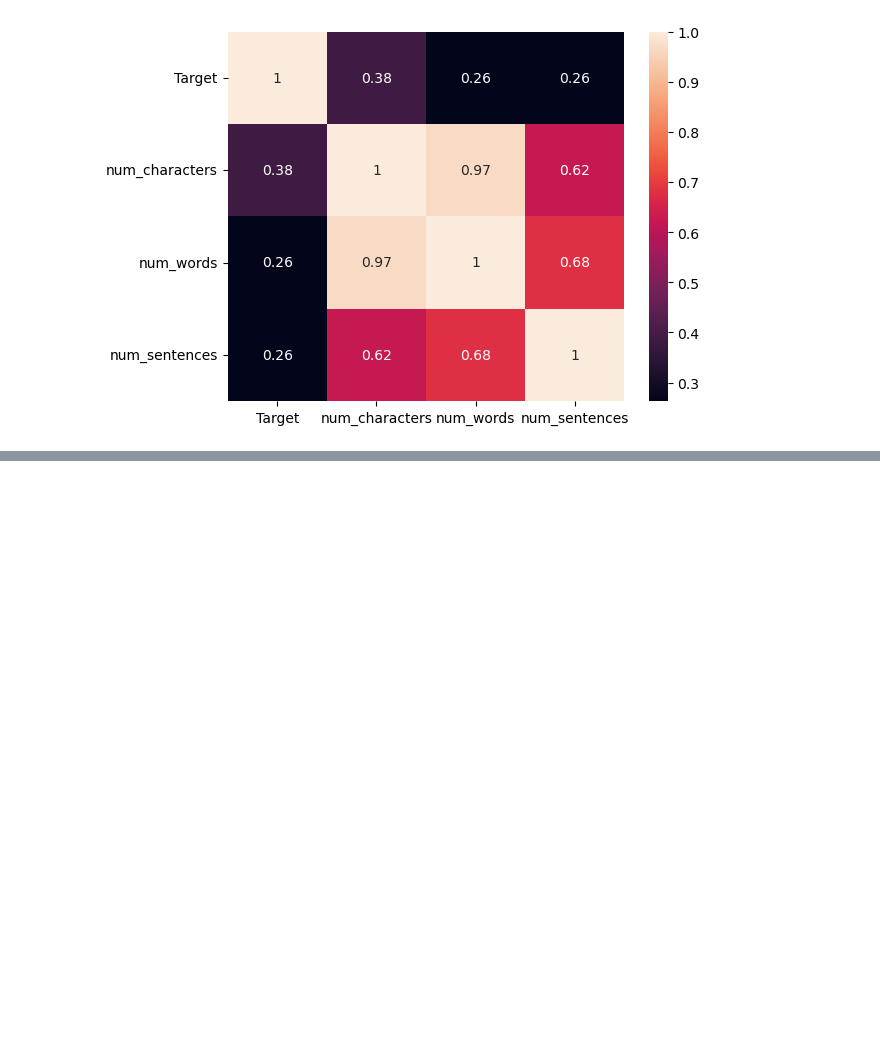
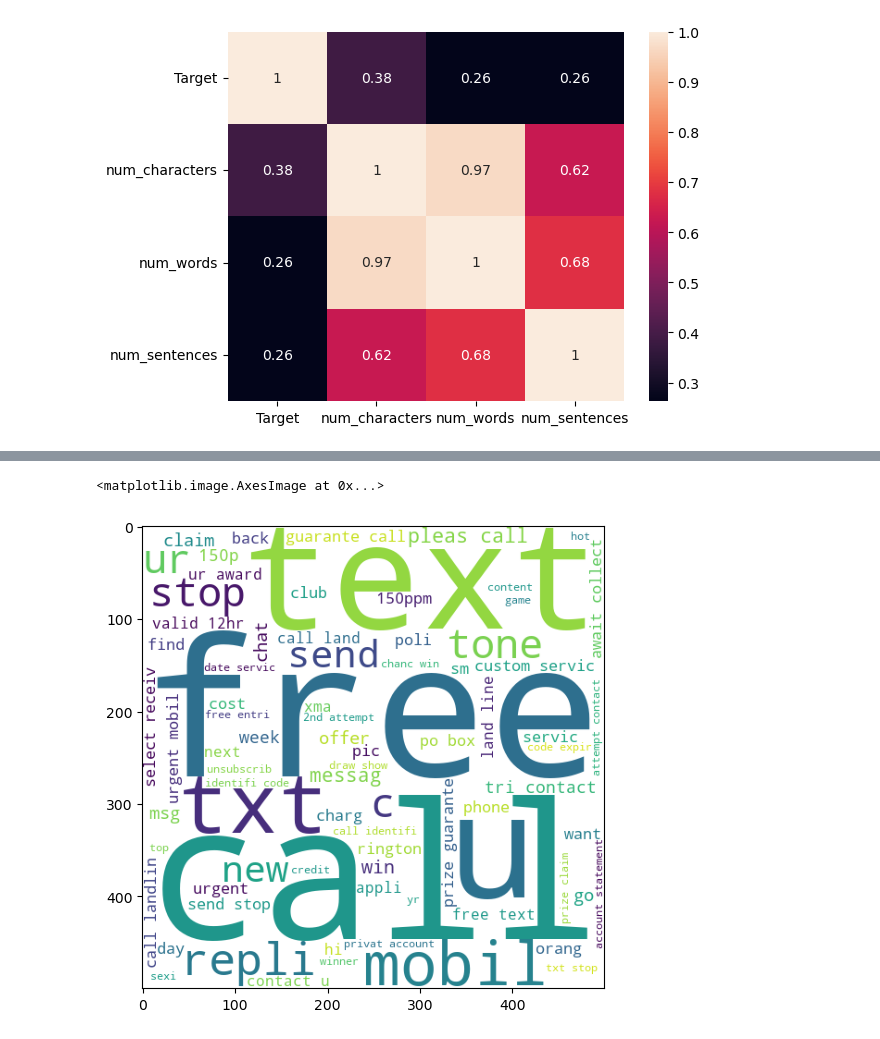
Before and after one commit to Chitranshsri/SMS-Spam-Detection, a Jupyter notebook: SMS-Spam-Detection.ipynb, the cells around one changed output, grey strips where cells are left out. Drawn from its saved outputs; the diff is of its cells as text; code cells hidden in the pictures; blank space fills up the shorter version.

Commit message:
Done Text Data Pre-processing

```diff
--- a/SMS-Spam-Detection.ipynb
+++ b/SMS-Spam-Detection.ipynb
@@ -260,0 +271,30 @@ sns.heatmap(df.corr(numeric_only=True),annot=True)
+# %%
+# Lower Casing the words
+def transform_text(Text):
+    Text = Text.lower()
+    # tokenization
+    Text = nltk.word_tokenize(Text)
+    # Remove Special Characters (englih ya Alphanumeric)
+    y = []
+    for i in Text:
+        if i.isalnum():
+            y.append(i)
+
+    Text = y[:]
+    # upar jo kiya hai uska mtlb ye hai ki list ko aap kabhi bhi aise assign nhi kr skte kyuki list is mutable so we need to clone and assign like this
+    y.clear()
+    # remove stop words (jinka sentence formation me mtlb hota hai lkn genrealy meaning nhi hota is, are, etc)
+
+    for i in Text:
+        if i not in stopwords.words('english') and i not in string.punctuation:
+            y.append(i)
+
+    Text = y[:]
+    # further process of stemming
+    y.clear()
+
+    for i in Text:
+        y.append(ps.stem(i))
+
+    return " ".join(y)
+    # here we want our returned output in form of string so we have done this...
@@ -260,0 +312,2 @@ sns.heatmap(df.corr(numeric_only=True),annot=True)
+# %%
+df['transformed_text'] = df['Text'].apply(transform_text)
@@ -260,0 +343,12 @@ sns.heatmap(df.corr(numeric_only=True),annot=True)
+# %%
+# ab wordcloud banayenge spam/ham messages ka jo hume used words batayega dono me
+from wordcloud import WordCloud
+wc = WordCloud(width=500, height=500, min_font_size=10, background_color='white')
+# %%
+spam_wc = wc.generate(df[df['Target'] == 1]['transformed_text'].str.cat(sep = " "))
+# %%
+plt.figure(figsize = (15,6))
+plt.imshow(spam_wc)
+# %% [output]
+<matplotlib.image.AxesImage at 0x...>
+[figure, added]
```
Also changed, not shown: parts of 16 cells of this notebook, 1 other file.
